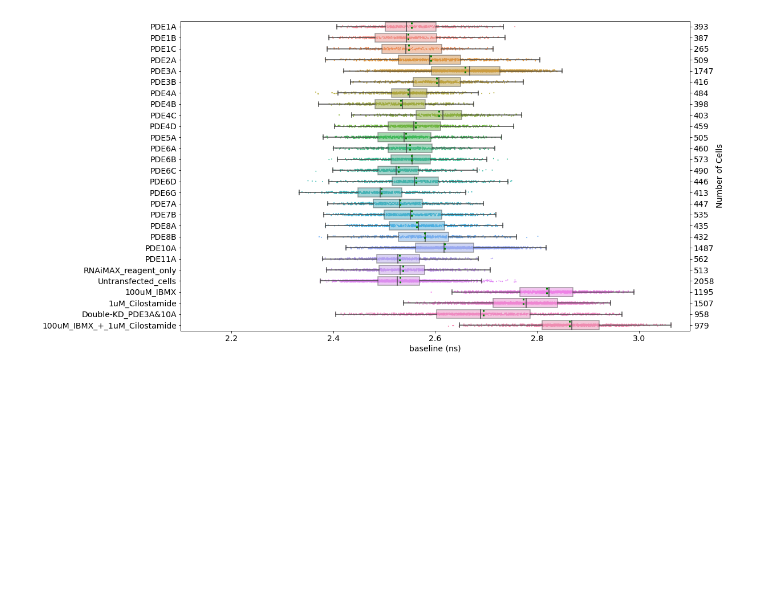
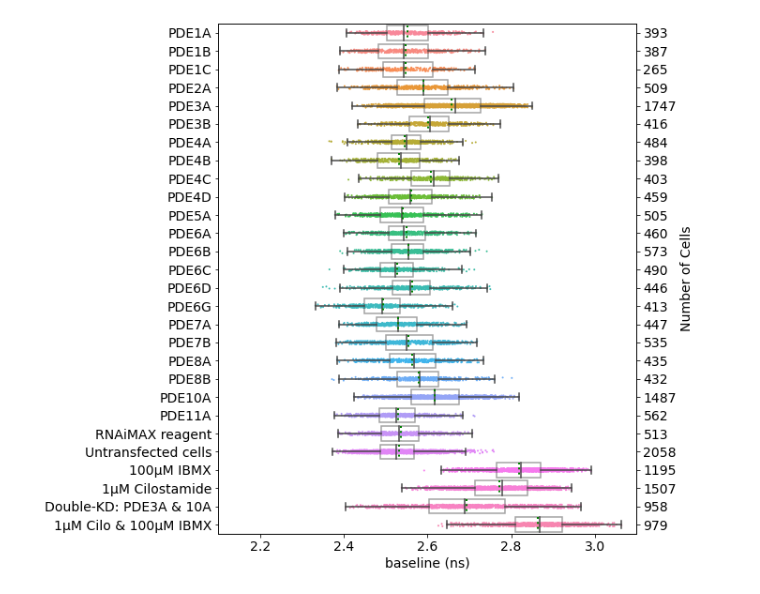
Before and after one commit to Jalink-lab/pde-screen-2021, a Jupyter notebook: Figures/Fig_S4A,C.ipynb, the cells around one changed output. Cells and saved outputs as stored; diff of their text form; code cells hidden in the pictures; blank space fills up the shorter version.

```diff
--- a/Figures/Fig_S4A,C.ipynb
+++ b/Figures/Fig_S4A,C.ipynb
@@ -15,41 +31,49 @@ all_data = all_data.replace([np.inf, -np.inf], np.nan)
 fit_noerrors = all_data[all_data['error']==0] # <<<<<<< the data that passed all fitting hurdles!
 fit_hasdarkframe = all_data[all_data['error']==8]  # <<<<<<< the data that was corrected for "dark frame", but otherwise passed all hurdles!
 errorfree_data = pd.concat([fit_noerrors,fit_hasdarkframe])  # <<<<<<< We only look at the errorfree data!
+# %%
+#changing the names appearing on the plot
+errorfree_data.condition = errorfree_data.condition.replace('RNAiMAX_reagent_only', 'RNAiMAX reagent')
+errorfree_data.condition = errorfree_data.condition.replace('Untransfected_cells', 'Untransfected cells')
+errorfree_data.condition = errorfree_data.condition.replace('1uM_Cilostamide', '1μM Cilostamide')
+errorfree_data.condition = errorfree_data.condition.replace('100uM_IBMX','100μM IBMX')
+errorfree_data.condition = errorfree_data.condition.replace('Double-KD_PDE3A&10A','Double-KD: PDE3A & 10A')
+errorfree_data.condition = errorfree_data.condition.replace('100uM_IBMX_+_1uM_Cilostamide','1μM Cilo & 100μM IBMX')
 # %%
-title = 'Starting lifetime values for the caged cAMP screens (pooled)'
+title = 'Fig_S4A'
 plt.rc('axes', labelsize=14)    # fontsize of the x and y labels
 plt.rc('xtick', labelsize=14)    # fontsize of the tick labels
 plt.rc('ytick', labelsize=14)    # fontsize of the tick labels
 fig, ax = plt.subplots()
 x_val=errorfree_data['start tau(ns)']
 sns.stripplot(ax=ax, x=x_val, y="condition", data=errorfree_data, size=2, zorder=0)
-bbox_props = dict(alpha=0.5, )
+bbox_props = dict(facecolor="none", alpha=0.5, )
 sns.boxplot(ax=ax, x=x_val, y="condition", boxprops=bbox_props,
             data=errorfree_data, showmeans=True,
-            meanprops={"linestyle":":", "linewidth":"3", "color":"green"}, meanline=True,
+            meanprops={"linestyle":":", "linewidth":"2", "color":"green"}, meanline=True,
             showfliers=False, zorder=1)
 ax2 = ax.twinx()
 ax2.yaxis.set_label_position("right")
 ax2.set_ylabel("Number of Cells")
 # generate ticks with the nr of cells
 allconditions = errorfree_data.condition.unique()
 # yaxis runs from 0 to 1 if there would be 10 conditions they would be at 0.05 0.15 .. 0.85 0.95
 ticks = [1 / (2 * (len(allconditions)))]
 for i in range(0, len(allconditions) - 1):
     ticks.append(ticks[i] + 1 / (len(allconditions)))
 ax2.set_yticks(ticks)
 yticklabels = []
 for condition in allconditions:
     yticklabels.append(str(sum(errorfree_data['condition'] == condition)))
 ax2.set_yticklabels(reversed(yticklabels))
 ax.yaxis.set_label_text("") # we loose the y-axis title "condition"
-fig.set_size_inches([16, 10])
+fig.set_size_inches([8, 10])
 #ax.set_title(title, size=14)
 ax.xaxis.set_label_text('baseline (ns)')
 plt.xlim(2.1, 3.1)
-fig.savefig(Path(SAVE_FIGURE[1], title +'.svg'),dpi=300)
+fig.savefig(Path(SAVE_FIGURE[1], title+'.svg'),dpi=600, bbox_inches = 'tight')
 # %% [output]
-[figure, old version]
+[figure, new version]
 # %%
 # calcluate start_finish
 errorfree_data.loc[:,'finish tau(ns)'] = errorfree_data.loc[:,'start(ns)'].copy() + errorfree_data.loc[:,'range(ns)'].copy()
```
Also changed, not shown: parts of 2 cells of this notebook, 11 other files.
